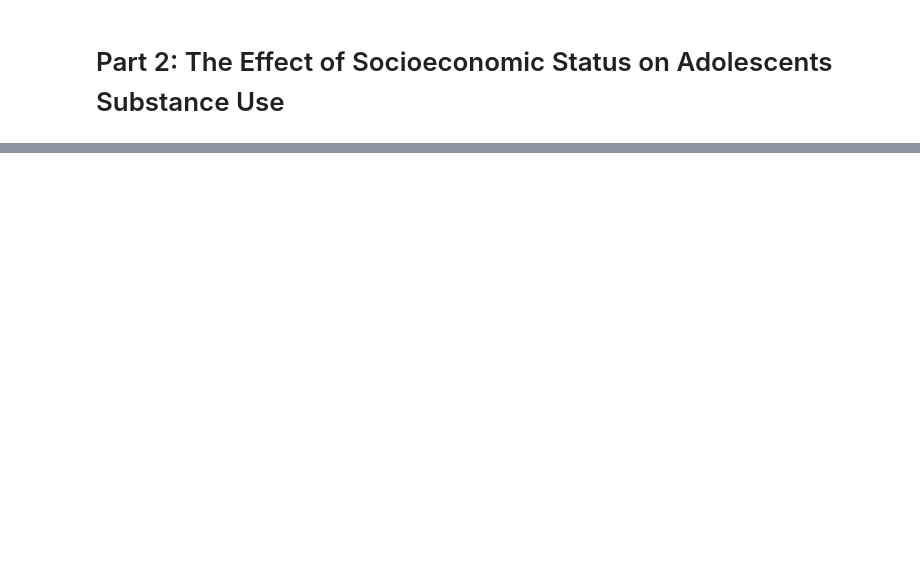
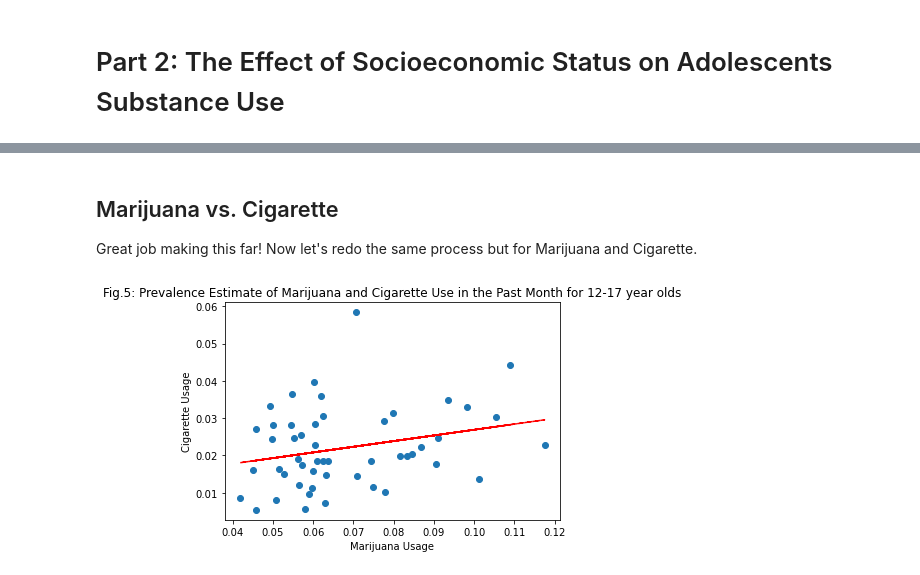
Before and after one commit to MoniV18/Project, a Jupyter notebook: BDATA_Project_2.ipynb, the cells around one changed output, grey strips where cells are left out. Saved outputs shown, nothing was run; the diff lists cells and outputs as text; code cells hidden in the pictures; blank space fills up the shorter version.

```diff
--- a/BDATA_Project_2.ipynb
+++ b/BDATA_Project_2.ipynb
@@ -158,0 +34,11 @@ plt.show()
+# %%
+#Import the pandas package; this will help us load our data file
+import pandas as pd
+
+#Check your directory and find the data file you want to open. Make sure the spelling is the same!
+data_file = 'marijuna_alcohol_cigarette_consumption_month_12-17.csv'
+
+#This is a trick I learned to make sure all your rows are displayed!
+df = pd.read_csv(data_file)
+
+df
@@ -158,0 +141,33 @@ plt.show()
+# %% [markdown]
+##  Marijuana vs. Cigarette
+
+Great job making this far! Now let's redo the same process but for Marijuana and Cigarette.
+# %%
+#Import packges
+import matplotlib.pyplot as plt
+import numpy as np
+
+#Let's use our list command this time because it makes everything look cleaner
+
+#List data for marijuana usage
+x = list(df['marijuana_past_month'])
+
+#List data for cigarette usage
+y = list(df['cigarette_past_month'])
+
+#Figure design
+
+fig, ax = plt.subplots()
+plt.scatter(x, y)
+
+plt.title('Fig.5: Prevalence Estimate of Marijuana and Cigarette Use in the Past Month for 12-17 year olds')
+plt.xlabel('Marijuana Usage')
+plt.ylabel('Cigarette Usage')
+
+z = np.polyfit(x, y, 1)
+p = np.poly1d(z)
+plt.plot(x,p(x), "r--")
+
+plt.show()
+# %% [output]
+[figure, added]
```
Also changed, not shown: parts of 49 cells of this notebook, 1 other file.
